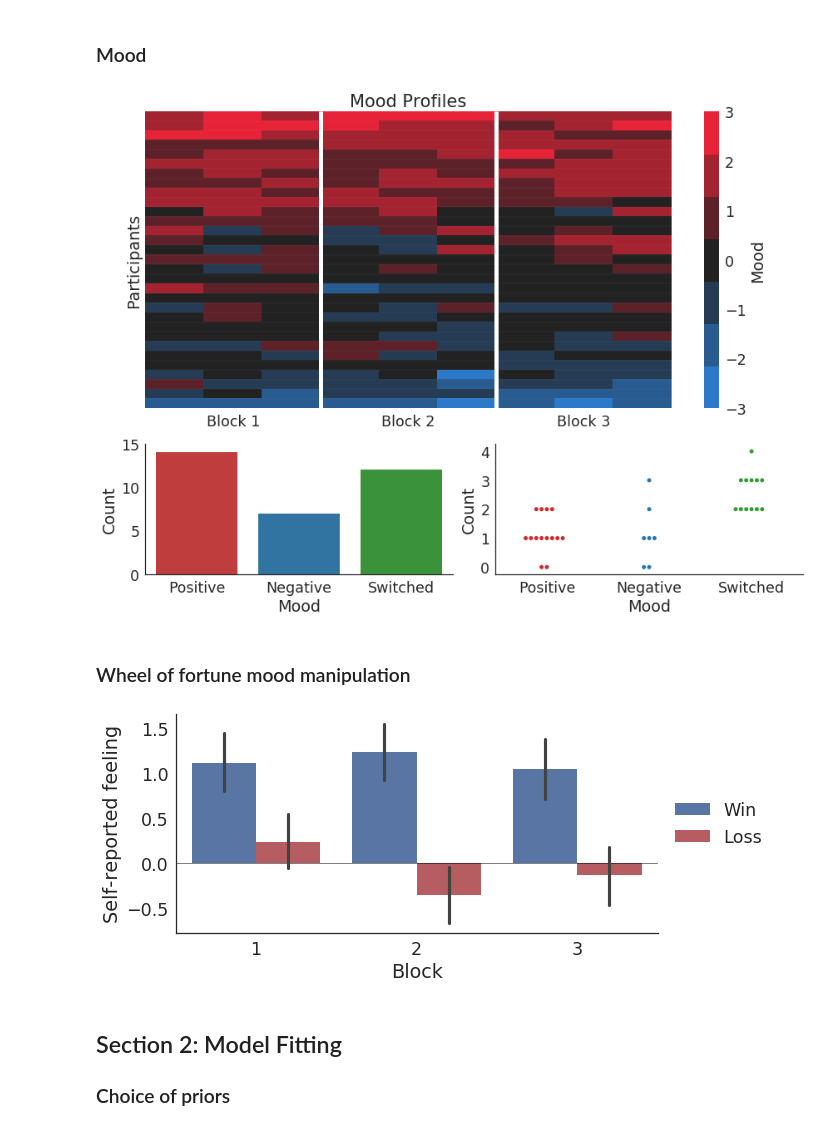
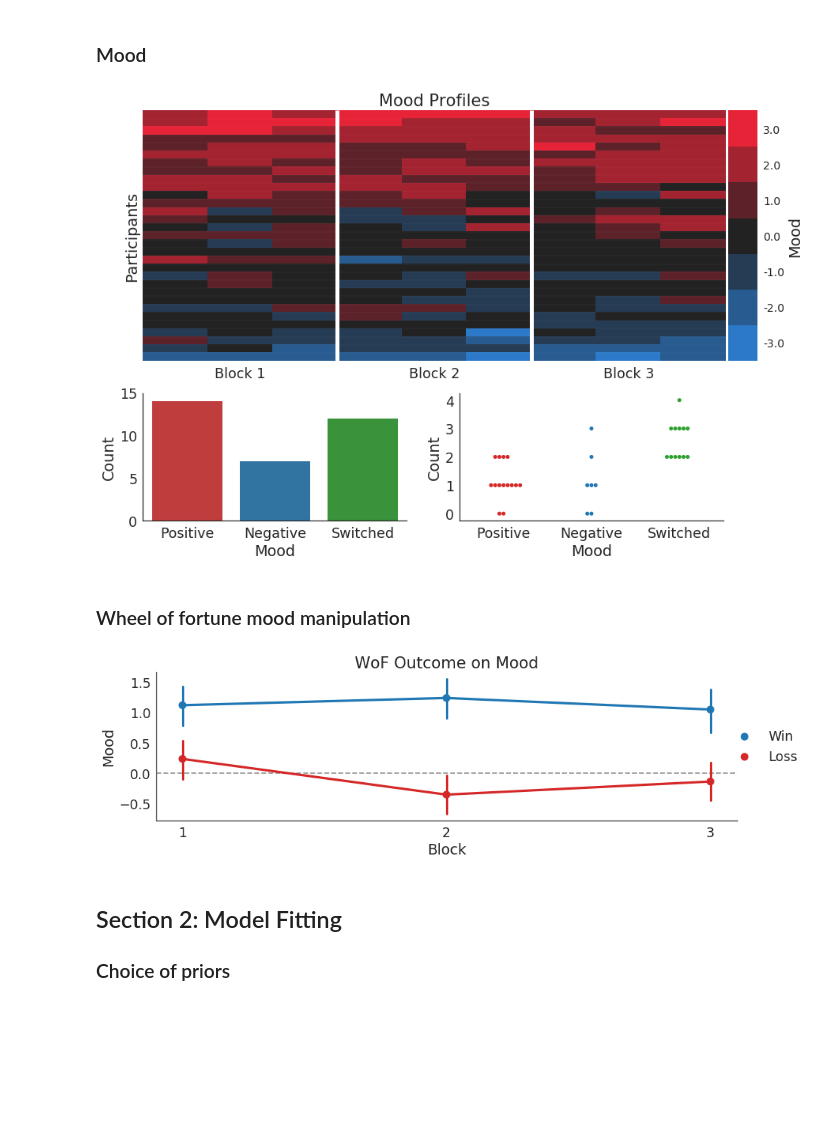
Before and after one commit to szorowi1/pni-rotations, a Jupyter notebook: primary_analysis.ipynb, the cells around one changed output. Saved outputs shown, nothing was run; the diff lists cells and outputs as text; code cells hidden in the pictures; blank space fills up the shorter version.

```diff
--- a/primary_analysis.ipynb
+++ b/primary_analysis.ipynb
@@ -251,63 +264,89 @@ clusters = clusters.melt(id_vars='Range', var_name='Mood')
 clusters = clusters[clusters.value]
 
 #~~~~~~~~~~~~~~~~~~~~~~~~~~~~~~~~~~~~~~~~~~#
 ### Plotting.
 #~~~~~~~~~~~~~~~~~~~~~~~~~~~~~~~~~~~~~~~~~~#
 
 ## Initialize canvas.
-fig = plt.figure(figsize=(12,9))
+fig = plt.figure(figsize=(12,8))
+
+## Initialize canvas and divider.
+gs = gridspec.GridSpec(1,1)
+gs.update(left=0.05, right=0.95, bottom=0.4, top=0.95, hspace=0, wspace=0)
+ax = plt.subplot(gs[0, 0])
+divider = make_axes_locatable(ax)
+cax = divider.append_axes("right", size="5%", pad=0.05)
 
 ## Plot.
-ax = plt.subplot2grid((3,2),(0,0),colspan=2,rowspan=2)
 cmap = sns.diverging_palette(250, 10, s=90, l=50, n=7, center="dark")
-sns.heatmap(mood, vmin=-3, vmax=3, cmap=cmap, cbar_kws=dict(label='Mood'), ax=ax)
+sns.heatmap(mood, vmin=-3, vmax=3, cmap=cmap, cbar_kws=dict(label='Mood'), ax=ax, cbar_ax=cax)
 
 ## Add info.
 ax.vlines([3,6], 0, n_subjects, lw=5, color='w')
 ax.hlines(np.arange(n_subjects), 0, n_trials, lw=0.05, color='w')
 ax.set(xticks=[1.5,4.5,7.5], yticks=[], ylabel='Participants', title='Mood Profiles')
 ax.set_xticklabels(['Block 1', 'Block 2', 'Block 3'], rotation=0)
 
+## Update colorbar.
+cbar = ax.collections[0].colorbar
+cbar.set_ticks(np.linspace(-3,3,7) * 0.85)
+cbar.ax.set_yticklabels(np.linspace(-3,3,7), fontsize=14)
+
+## Initialize canvas.
+gs = gridspec.GridSpec(1,2)
+gs.update(left=0.05, right=0.9, bottom=0.05, top=0.33, hspace=0, wspace=0.2)
+
 ## Plot countplot.
-ax = plt.subplot2grid((3,2),(2,0))
+ax = plt.subplot(gs[0, 0])
 palette = ['#d62728', '#1f77b4', '#2ca02c']
 sns.countplot('Mood', data=clusters, order=['Positive','Negative','Switched'],
               palette=palette, ax=ax)
 ax.set(yticks=np.linspace(0,15,4), ylabel='Count')
 sns.despine(ax=ax)
 
 ## Plot stripplot.
-ax = plt.subplot2grid((3,2),(2,1))
+ax = plt.subplot(gs[0, 1])
 sns.swarmplot('Mood', 'Range', data=clusters, order=['Positive','Negative','Switched'],
               palette=palette, ax=ax)
 ax.set(yticks=np.arange(clusters.Range.max()+1), ylabel='Count')
 sns.despine(ax=ax)
-
-# sns.despine()
-plt.tight_layout()
 # %% [output]
-[figure, old version]
+[figure, new version]
 # %% [markdown]
 ### Wheel of fortune mood manipulation
 # %%
+#~~~~~~~~~~~~~~~~~~~~~~~~~~~~~~~~~~~~~~~~~~#
+### Prepare data.
+#~~~~~~~~~~~~~~~~~~~~~~~~~~~~~~~~~~~~~~~~~~#
 
-df = ratings.merge(metadata[['Subject','Datetime','WoF']], on=['Subject','Datetime'])
-df['Outcome'] = np.where(df.WoF > 0, 'Win', 'Loss')
+## Subset data.
+mood = ratings[ratings.Variable=='Mood'].copy()
+
+## Merge WoF info.
+mood = mood.merge(metadata[['Datetime','WoF']], on='Datetime')
+mood['Outcome'] = np.where(mood.WoF > 0, 'Win', 'Loss')
+
+#~~~~~~~~~~~~~~~~~~~~~~~~~~~~~~~~~~~~~~~~~~#
+### Plotting.
+#~~~~~~~~~~~~~~~~~~~~~~~~~~~~~~~~~~~~~~~~~~#
+
+## Initialize canvas.
+fig, ax = plt.subplots(1,1,figsize=(12,4))
+palette = ['#1f77b4', '#d62728']
 
 ## Plot.
-fig, ax = plt.subplots(1,1,figsize=(8,4))
-sns.barplot('Block', 'Rating', 'Outcome', data=df[df.Variable=='Mood'],
-            palette=['#4c72b0', '#c44e52'], ax=ax)
+sns.pointplot('Block', 'Rating', 'Outcome', data=mood,
+              palette=palette, ax=ax)
 
 ## Add info.
-ax.set(ylabel='Self-reported feeling')
-ax.hlines(0,*ax.get_xlim(),lw=0.5)
-ax.legend(loc=7, bbox_to_anchor=(1.25,0.5))
+ax.hlines(0, -0.1, 2.1, linestyle='--', alpha=0.4)
+ax.set(xlim=(-0.1,2.1), ylabel='Mood', title='WoF Outcome on Mood')
+ax.legend(loc=7, bbox_to_anchor=(1.125,0.5))
 
 sns.despine()
 plt.tight_layout()
 # %% [output]
-[figure, old version]
+[figure, new version]
 # %% [markdown]
 ## Section 2: Model Fitting
 ### Choice of priors
```
Also changed, not shown: parts of 3 cells of this notebook, 2 other files.
